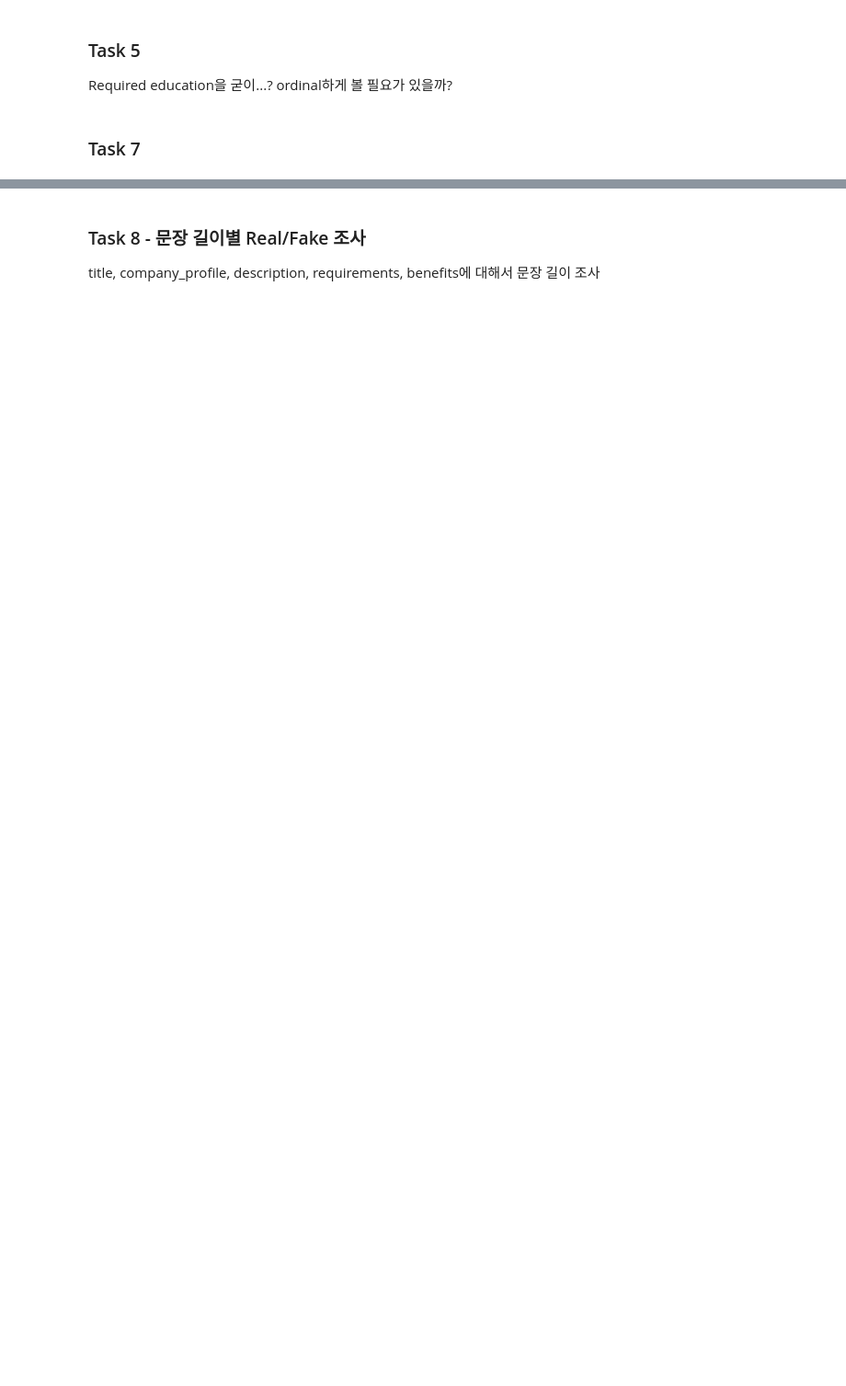
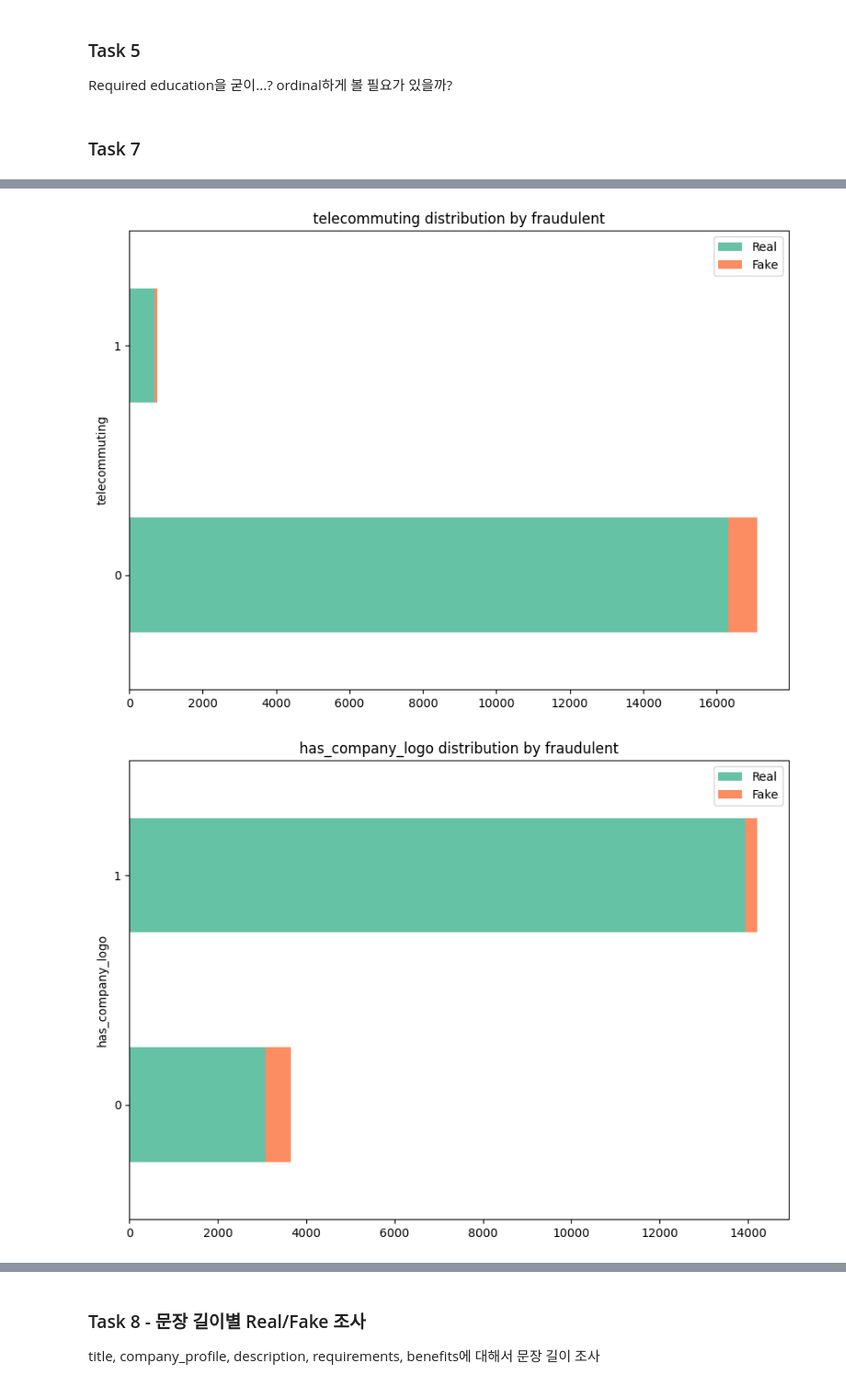
Before and after one commit to glistering96/BigDataAnalysis-HYU-IE, a Jupyter notebook: notebook/EDA_김원준.ipynb, the cells around one changed output, grey strips where cells are left out. Shown at 92% size. Drawn from its saved outputs; the diff is of its cells as text; code cells hidden in the pictures; blank space fills up the shorter version.

```diff
--- a/notebook/EDA_김원준.ipynb
+++ b/notebook/EDA_김원준.ipynb
@@ -66,6 +66,6 @@ cat_df.head()
 | 4 | 0 | 1 | 1 | Full-time | Mid-Senior level | ... |
 # %%
 # 범주형 데이터 label 확인 (industry, function은 양이 많아서 생략)
-for col in cat_df.iloc[:,3:6].columns:
+for col in cat_df.columns:
   print('{}: {}'.format(col, cat_df[col].unique()))
 # %% [output]
@@ -411,3 +633,6 @@ cat_label_plot('required_education', replace_value('required_education', cat_df,
 Required education을 굳이...? ordinal하게 볼 필요가 있을까?
 # %% [markdown]
 ### Task 7
+# %%
+all_cat_cols = cat_df.columns
+all_cat_cols
@@ -413,0 +644,6 @@ Required education을 굳이...? ordinal하게 볼 필요가 있을까?
+# %%
+for col in all_cat_cols:
+    cat_label_plot(col, cat_df, r1=0, r2=90, stack=True, orient='h')
+# %% [output]
+[figure, added]
+[figure, added]
```
Also changed, not shown: parts of 10 cells of this notebook.
